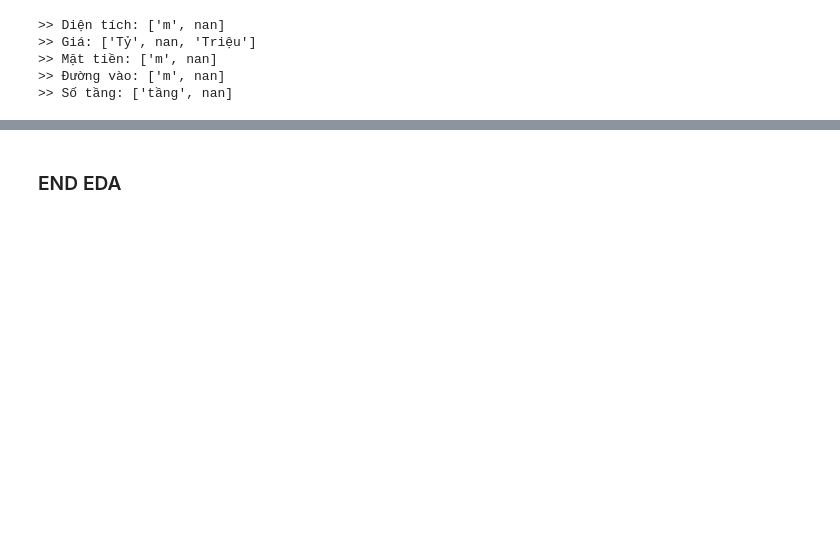
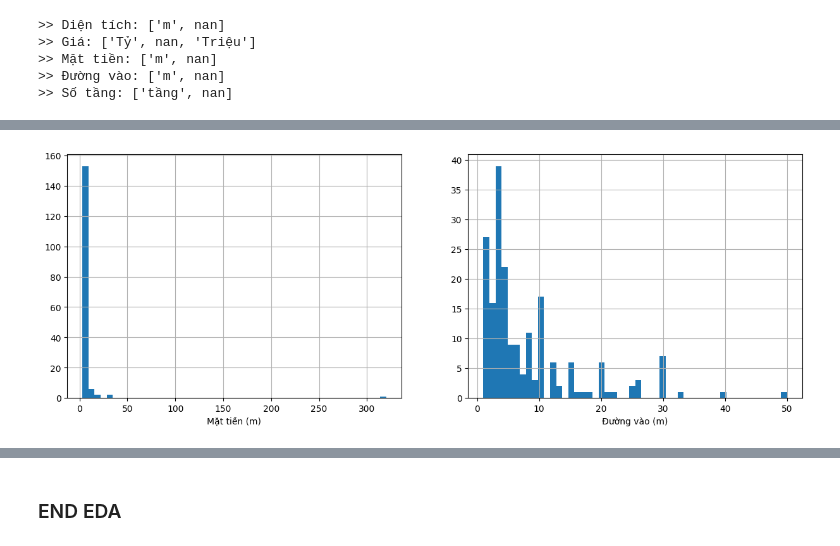
Before and after one commit to thiemcun203/Real-Estate-Price-Prediction, a Jupyter notebook: house_price_eda/analyze_data.ipynb, the cells around one changed output, grey strips where cells are left out. Cells and saved outputs as stored; diff of their text form; code cells hidden in the pictures; blank space fills up the shorter version.

```diff
--- a/house_price_eda/analyze_data.ipynb
+++ b/house_price_eda/analyze_data.ipynb
@@ -122,0 +149,11 @@ Name: count, dtype: int64
+# %%
+# Plot histogram of fronthouse and road, with x-axis in order
+fig, axes = plt.subplots(1, 2, figsize=(15, 5))
+house_data['Mặt tiền'].hist(ax=axes[0], bins=50)
+axes[0].set_xlabel('Mặt tiền (m)')
+house_data['Đường vào'].hist(ax=axes[1], bins=50)
+axes[1].set_xlabel('Đường vào (m)')
+
+plt.show()
+# %% [output]
+[figure, added]
```
Also changed, not shown: parts of 9 cells of this notebook.
